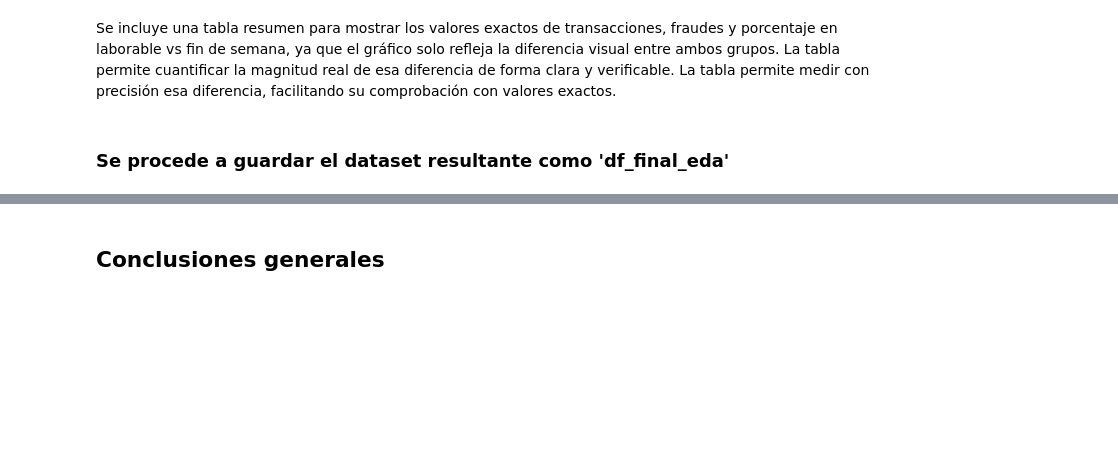
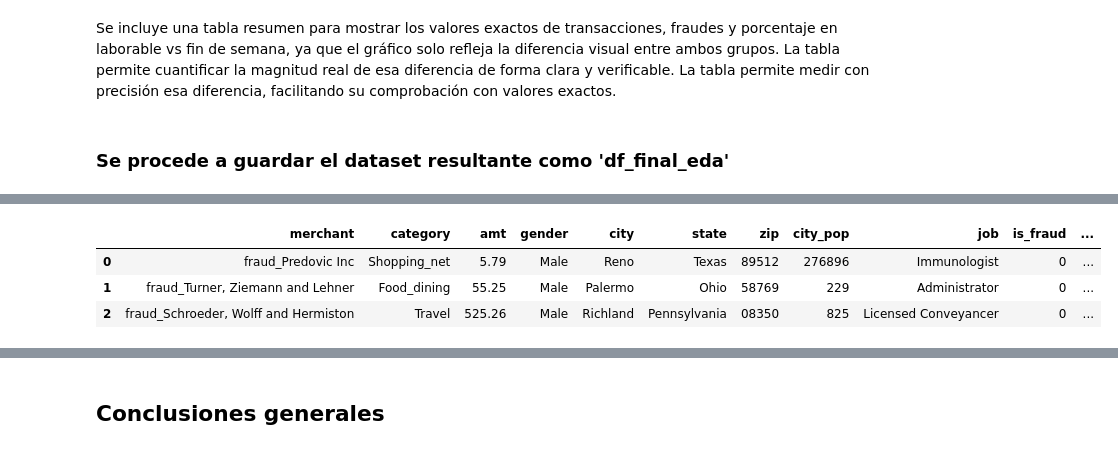
Before and after one commit to C4rl0s1515/Fraud-detection-eda-project, a Jupyter notebook: notebook/0.3_analisis_exploratorio_de_datos.ipynb, the cells around one changed output, grey strips where cells are left out. Cells and saved outputs as stored; diff of their text form; code cells hidden in the pictures; blank space fills up the shorter version.

Commit message:
Conclusiones finalizadas

```diff
--- a/notebook/0.3_analisis_exploratorio_de_datos.ipynb
+++ b/notebook/0.3_analisis_exploratorio_de_datos.ipynb
@@ -1707,0 +1712,9 @@ df_final.to_parquet("../data/2.processed/df_final_eda.parquet", index=False)
+# %%
+df_final_eda = pd.read_parquet("../data/2.processed/df_final_eda.parquet")
+# %%
+display(df_final_eda.head(3))
+# %% [output]
+|  | merchant | category | amt | gender | city | state | zip | city_pop | job | is_fraud | ... |
+| 0 | fraud_Predovic Inc | Shopping_net | 5.79 | Male | Reno | Texas | 89512 | 276896 | Immunologist | 0 | ... |
+| 1 | fraud_Turner, Ziemann and Lehner | Food_dining | 55.25 | Male | Palermo | Ohio | 58769 | 229 | Administrator | 0 | ... |
+| 2 | fraud_Schroeder, Wolff and Hermiston | Travel | 525.26 | Male | Richland | Pennsylvania | 08350 | 825 | Licensed Conveyancer | 0 | ... |
```
Also changed, not shown: parts of 7 cells of this notebook.
